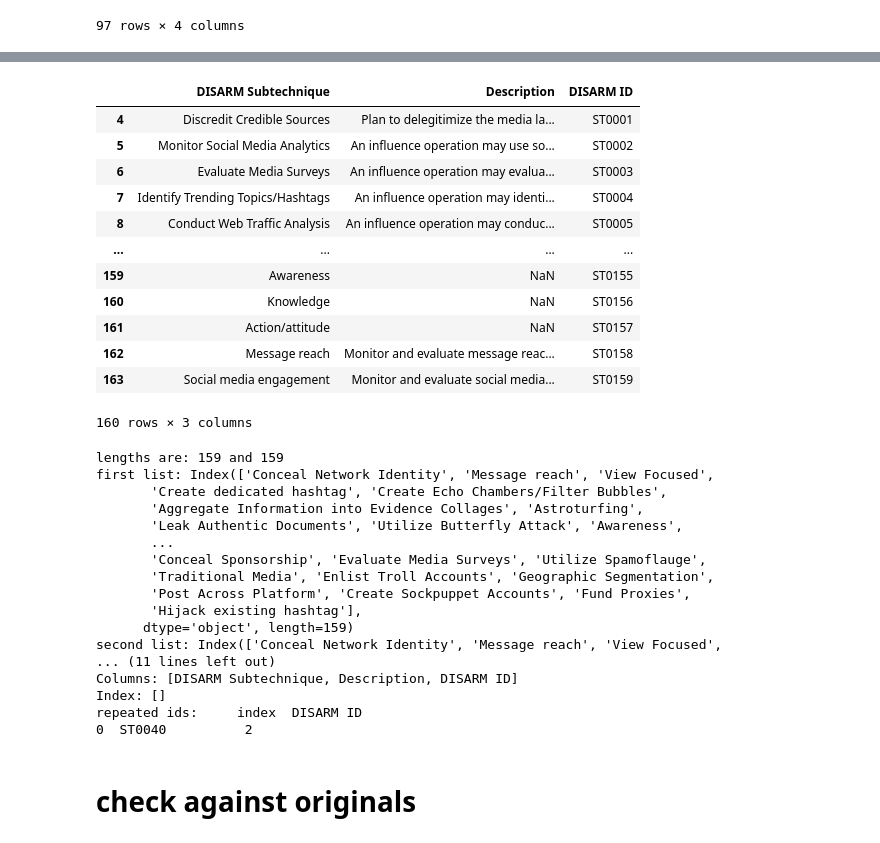
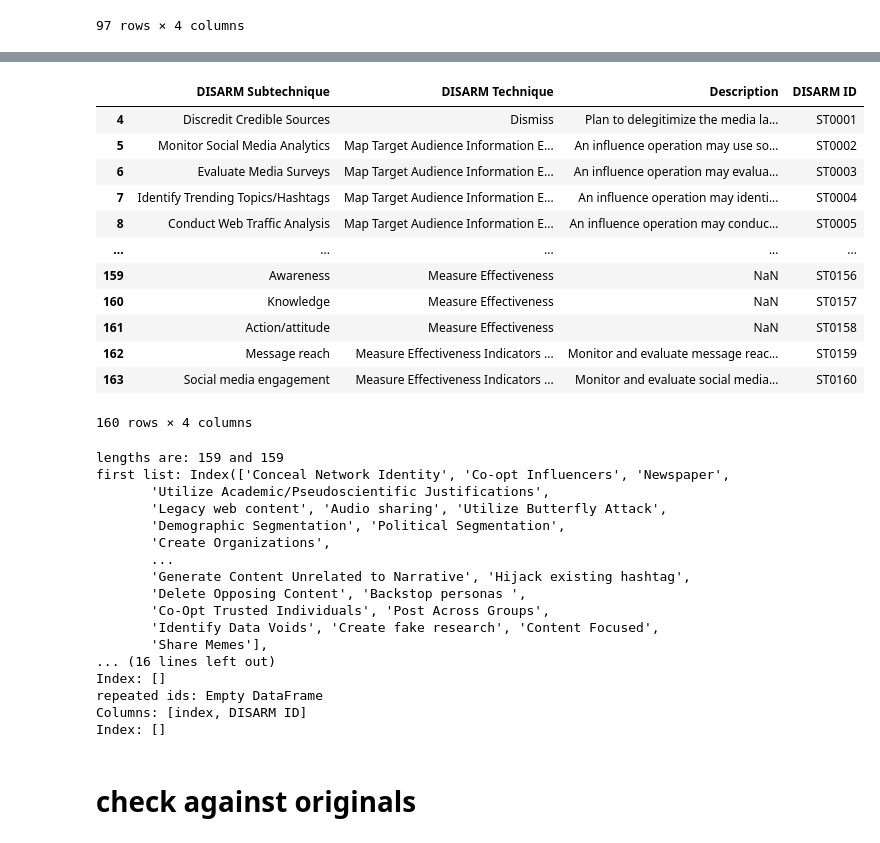
Before and after one commit to DISARMFoundation/DISARMframeworks, a Jupyter notebook: CODE/generate_csvs_for_mike.ipynb, the cells around one changed output, grey strips where cells are left out. Drawn from its saved outputs; the diff is of its cells as text; code cells hidden in the pictures.

```diff
--- a/CODE/generate_csvs_for_mike.ipynb
+++ b/CODE/generate_csvs_for_mike.ipynb
@@ -140,20 +146,20 @@ repeated ids: Empty DataFrame
 Columns: [index, DISARM ID]
 Index: []
 # %%
-subs = df[['DISARM Subtechnique', 'Description', 'DISARM ID']]
+subs = df[['DISARM Subtechnique', 'DISARM Technique', 'Description', 'DISARM ID']]
 subs = subs[subs['DISARM Subtechnique'].notnull()]
 subs
 # %% [output]
-|  | DISARM Subtechnique | Description | DISARM ID |
-| 4 | Discredit Credible Sources | Plan to delegitimize the media la... | ST0001 |
-| 5 | Monitor Social Media Analytics | An influence operation may use so... | ST0002 |
-| 6 | Evaluate Media Surveys | An influence operation may evalua... | ST0003 |
-| 7 | Identify Trending Topics/Hashtags | An influence operation may identi... | ST0004 |
-| 8 | Conduct Web Traffic Analysis | An influence operation may conduc... | ST0005 |
-| ... | ... | ... | ... |
-| 159 | Awareness | NaN | ST0155 |
-| 160 | Knowledge | NaN | ST0156 |
-| 161 | Action/attitude | NaN | ST0157 |
-| 162 | Message reach | Monitor and evaluate message reac... | ST0158 |
-| 163 | Social media engagement | Monitor and evaluate social media... | ST0159 |
+|  | DISARM Subtechnique | DISARM Technique | Description | DISARM ID |
+| 4 | Discredit Credible Sources | Dismiss | Plan to delegitimize the media la... | ST0001 |
+| 5 | Monitor Social Media Analytics | Map Target Audience Information E... | An influence operation may use so... | ST0002 |
+| 6 | Evaluate Media Surveys | Map Target Audience Information E... | An influence operation may evalua... | ST0003 |
+| 7 | Identify Trending Topics/Hashtags | Map Target Audience Information E... | An influence operation may identi... | ST0004 |
+| 8 | Conduct Web Traffic Analysis | Map Target Audience Information E... | An influence operation may conduc... | ST0005 |
+| ... | ... | ... | ... | ... |
+| 159 | Awareness | Measure Effectiveness | NaN | ST0156 |
+| 160 | Knowledge | Measure Effectiveness | NaN | ST0157 |
+| 161 | Action/attitude | Measure Effectiveness | NaN | ST0158 |
+| 162 | Message reach | Measure Effectiveness Indicators ... | Monitor and evaluate message reac... | ST0159 |
+| 163 | Social media engagement | Measure Effectiveness Indicators ... | Monitor and evaluate social media... | ST0160 |
-160 rows × 3 columns
+160 rows × 4 columns
@@ -162,22 +171,22 @@ check_diffs(subs['DISARM Subtechnique'], df['DISARM Subtechnique'])
 check_ids(subs)
 # %% [output]
 lengths are: 159 and 159
-first list: Index(['Conceal Network Identity', 'Message reach', 'View Focused',
-       'Create dedicated hashtag', 'Create Echo Chambers/Filter Bubbles',
-       'Aggregate Information into Evidence Collages', 'Astroturfing',
-       'Leak Authentic Documents', 'Utilize Butterfly Attack', 'Awareness',
+first list: Index(['Conceal Network Identity', 'Co-opt Influencers', 'Newspaper',
+       'Utilize Academic/Pseudoscientific Justifications',
+       'Legacy web content', 'Audio sharing', 'Utilize Butterfly Attack',
+       'Demographic Segmentation', 'Political Segmentation',
+       'Create Organizations',
        ...
-       'Conceal Sponsorship', 'Evaluate Media Surveys', 'Utilize Spamoflauge',
-       'Traditional Media', 'Enlist Troll Accounts', 'Geographic Segmentation',
-       'Post Across Platform', 'Create Sockpuppet Accounts', 'Fund Proxies',
-       'Hijack existing hashtag'],
-      dtype='object', length=159)
-second list: Index(['Conceal Network Identity', 'Message reach', 'View Focused',
-... (11 lines left out)
-Columns: [DISARM Subtechnique, Description, DISARM ID]
+       'Generate Content Unrelated to Narrative', 'Hijack existing hashtag',
+       'Delete Opposing Content', 'Backstop personas ',
+       'Co-Opt Trusted Individuals', 'Post Across Groups',
+       'Identify Data Voids', 'Create fake research', 'Content Focused',
+       'Share Memes'],
+... (16 lines left out)
 Index: []
-repeated ids:     index  DISARM ID
-0  ST0040          2
+repeated ids: Empty DataFrame
+Columns: [index, DISARM ID]
+Index: []
 # %% [markdown]
 # check against originals
 # %%
```
Also changed, not shown: parts of 11 cells of this notebook, 3 other files.
